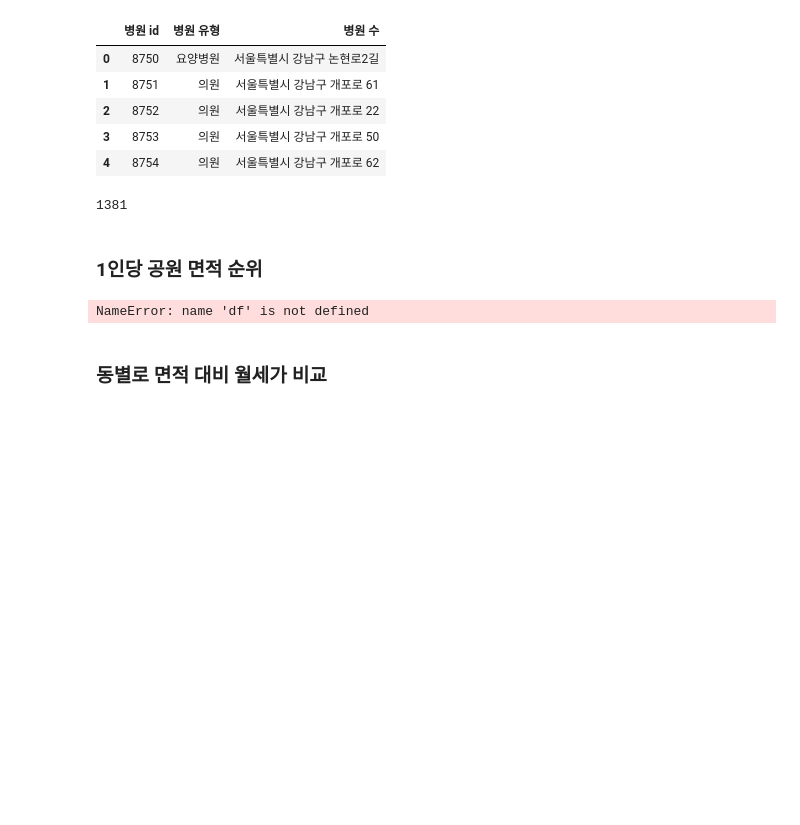
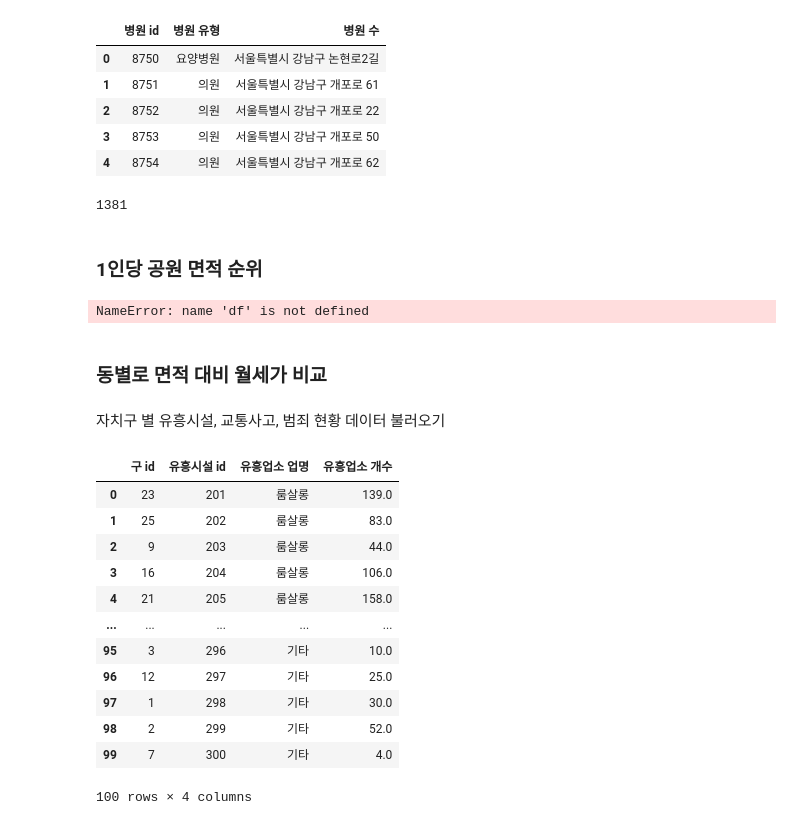
Before and after one commit to addinedu-ros-9th/eda-repo-2, a Jupyter notebook: data_analysis/rank.ipynb, the cells around one changed output. Saved outputs shown, nothing was run; the diff lists cells and outputs as text; code cells hidden in the pictures; blank space fills up the shorter version.

```diff
--- a/data_analysis/rank.ipynb
+++ b/data_analysis/rank.ipynb
@@ -409,3 +409,40 @@ df['rank'] = df['면적대비_월세'].rank(ascending=True, method='min')
 df_desc = df.sort_values(by='rank')
 
 df_desc[['gu_name','dong_name', '면적대비_월세', 'rank']]
+# %% [markdown]
+자치구 별 유흥시설, 교통사고, 범죄 현황 데이터 불러오기
+# %%
+cur.execute("""SELECT gu_id, unhealty_id, unhealty_type, unhealty_count FROM unhealthy_facility""")
+unhealty_facility_info = cur.fetchall()
+
+unhealty_id = []
+gu_id = []
+unhealty_type = []
+unhealty_count = []
+
+for info in enumerate(unhealty_facility_info):
+    gu_id.append(info[1][0])
+    unhealty_id.append(info[1][1])
+    unhealty_type.append(info[1][2])
+    unhealty_count.append(info[1][3])
+
+unhealthy_facility = pd.DataFrame({'구 id':gu_id,
+                                   '유흥시설 id': unhealty_id,
+                       '유흥업소 업명':unhealty_type,
+                       '유흥업소 개수':unhealty_count})
+# %%
+unhealthy_facility
+# %% [output]
+|  | 구 id | 유흥시설 id | 유흥업소 업명 | 유흥업소 개수 |
+| 0 | 23 | 201 | 룸살롱 | 139.0 |
+| 1 | 25 | 202 | 룸살롱 | 83.0 |
+| 2 | 9 | 203 | 룸살롱 | 44.0 |
+| 3 | 16 | 204 | 룸살롱 | 106.0 |
+| 4 | 21 | 205 | 룸살롱 | 158.0 |
+| ... | ... | ... | ... | ... |
+| 95 | 3 | 296 | 기타 | 10.0 |
+| 96 | 12 | 297 | 기타 | 25.0 |
+| 97 | 1 | 298 | 기타 | 30.0 |
+| 98 | 2 | 299 | 기타 | 52.0 |
+| 99 | 7 | 300 | 기타 | 4.0 |
+100 rows × 4 columns
```
Also changed, not shown: parts of 1 cell of this notebook, 4 other files.
